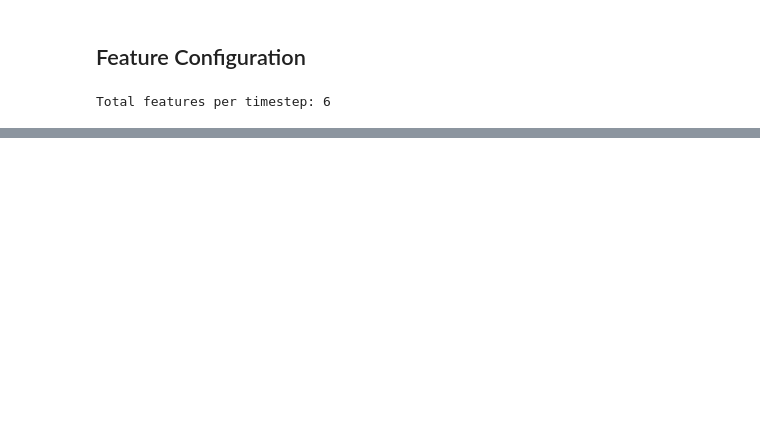
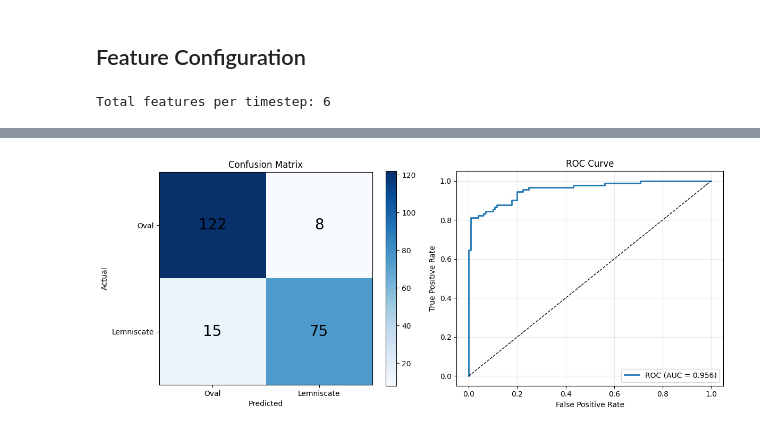
Before and after one commit to deflucaseng/IMU-TFLM-ML, a Jupyter notebook: IMUClassification.ipynb, the cells around one changed output, grey strips where cells are left out. Drawn from its saved outputs; the diff is of its cells as text; code cells hidden in the pictures; blank space fills up the shorter version.

```diff
--- a/IMUClassification.ipynb
+++ b/IMUClassification.ipynb
@@ -315,0 +974,83 @@ Effective rate: 100.0 Hz
+# %%
+from sklearn.metrics import (
+    confusion_matrix,
+    classification_report,
+    roc_curve,
+    auc
+)
+
+# Load best model
+model.load_state_dict(torch.load(MODEL_SAVE_PATH.replace('.keras', '.pth')))
+model.eval()
+
+# Evaluate on test set
+test_loss = 0.0
+test_correct = 0
+test_total = 0
+y_pred_prob = []
+
+with torch.no_grad():
+    for inputs, targets in test_loader:
+        outputs = model(inputs)
+        loss = criterion(outputs, targets)
+
+        test_loss += loss.item() * inputs.size(0)
+        predictions = (outputs >= 0.5).float()
+        test_correct += (predictions == targets).sum().item()
+        test_total += targets.size(0)
+
+        # Store probabilities for ROC curve
+        y_pred_prob.extend(outputs.cpu().numpy())
+
+test_loss = test_loss / test_total
+test_acc = test_correct / test_total
+
+print(f"Test Loss:     {test_loss:.4f}")
+print(f"Test Accuracy: {test_acc:.4f}")
+
+# Predictions
+y_pred_prob = np.array(y_pred_prob).flatten()
+y_pred = (y_pred_prob > 0.5).astype(int)
+
+# Classification report
+print("\nClassification Report:")
+print(classification_report(y_test, y_pred, target_names=['Oval', 'Lemniscate']))
+
+# Confusion matrix
+cm = confusion_matrix(y_test, y_pred)
+
+fig, axes = plt.subplots(1, 2, figsize=(12, 5))
+
+# Confusion matrix plot
+im = axes[0].imshow(cm, cmap='Blues')
+axes[0].set_xticks([0, 1])
+axes[0].set_yticks([0, 1])
+axes[0].set_xticklabels(['Oval', 'Lemniscate'])
+axes[0].set_yticklabels(['Oval', 'Lemniscate'])
+axes[0].set_xlabel('Predicted')
+axes[0].set_ylabel('Actual')
+axes[0].set_title('Confusion Matrix')
+
+# Add text annotations
+for i in range(2):
+    for j in range(2):
+        axes[0].text(j, i, str(cm[i, j]), ha='center', va='center', fontsize=20)
+
+plt.colorbar(im, ax=axes[0])
+
+# ROC curve
+fpr, tpr, thresholds = roc_curve(y_test, y_pred_prob)
+roc_auc = auc(fpr, tpr)
+
+axes[1].plot(fpr, tpr, linewidth=2, label=f'ROC (AUC = {roc_auc:.3f})')
+axes[1].plot([0, 1], [0, 1], 'k--', linewidth=1)
+axes[1].set_xlabel('False Positive Rate')
+axes[1].set_ylabel('True Positive Rate')
+axes[1].set_title('ROC Curve')
+axes[1].legend()
+axes[1].grid(True, alpha=0.3)
+
+plt.tight_layout()
+plt.savefig(os.path.join(OUTPUT_DIR, 'evaluation_results.png'), dpi=150)
+plt.show()
+# %% [output]
@@ -315,0 +1069 @@ Effective rate: 100.0 Hz
+[figure, added]
```
Also changed, not shown: parts of 29 cells of this notebook, 7 other files.
